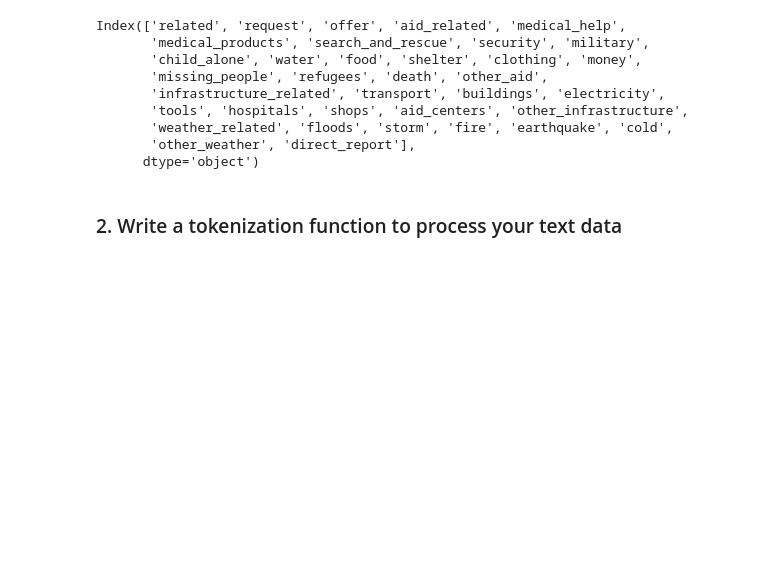
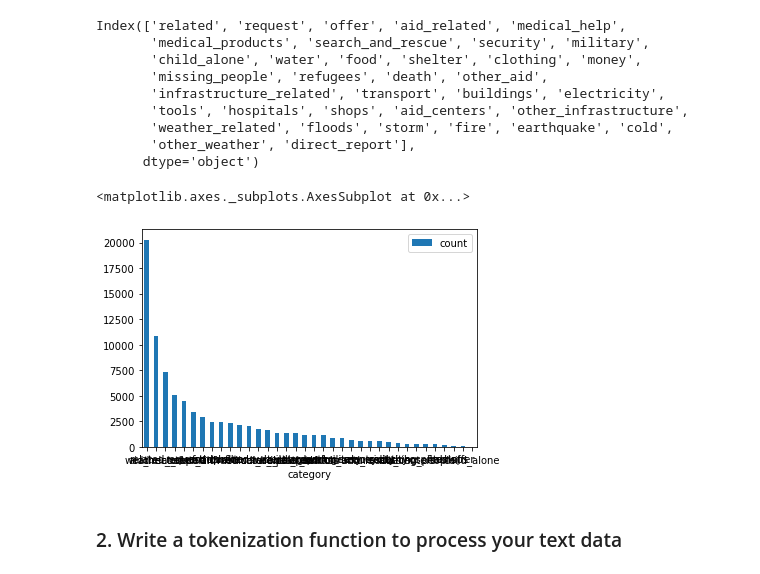
Before and after one commit to HanegaonkarAweZ/DisasterResponseProject, a Jupyter notebook: ML Pipeline Preparation1.ipynb, the cells around one changed output. Drawn from its saved outputs; the diff is of its cells as text; code cells hidden in the pictures; blank space fills up the shorter version.

```diff
--- a/ML Pipeline Preparation1.ipynb
+++ b/ML Pipeline Preparation1.ipynb
@@ -64,6 +64,14 @@ Index(['related', 'request', 'offer', 'aid_related', 'medical_help',
        'weather_related', 'floods', 'storm', 'fire', 'earthquake', 'cold',
        'other_weather', 'direct_report'],
       dtype='object')
+# %%
+#df.groupby('genre').count()
+category_labels=df.iloc[:,4:].sum().sort_values(ascending=False).reset_index()
+category_labels.columns=['category','count']
+category_labels.plot.bar(x='category', y='count', rot=0)
+# %% [output]
+<matplotlib.axes._subplots.AxesSubplot at 0x...>
+[figure, added]
 # %% [markdown]
 ### 2. Write a tokenization function to process your text data
 # %%
```
Also changed, not shown: 15 other files.
